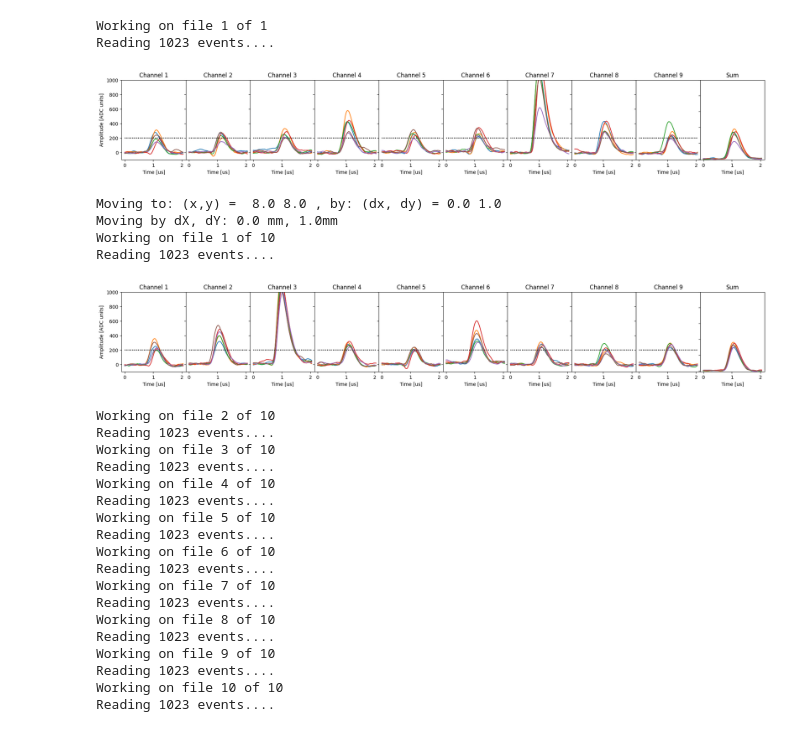
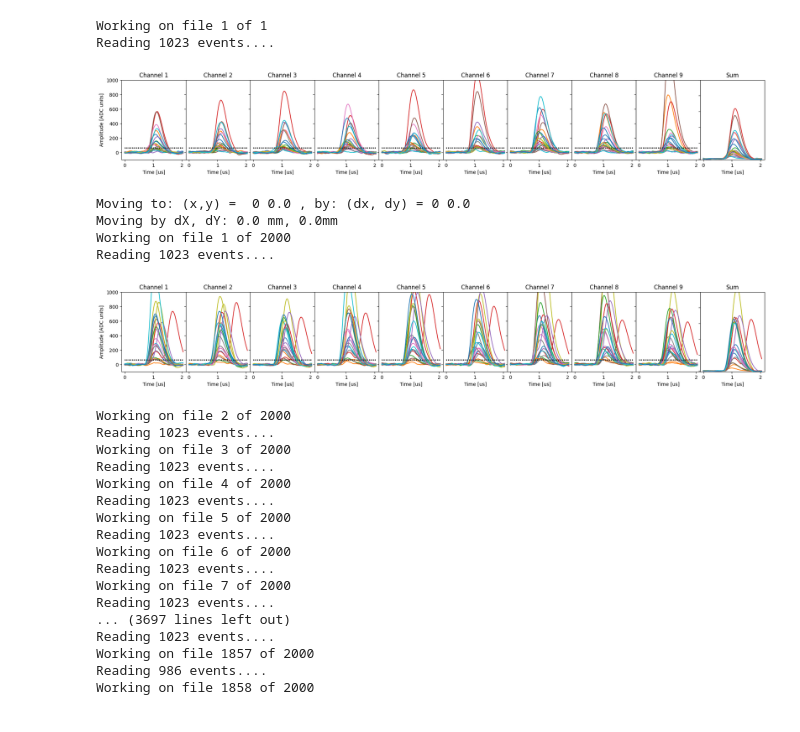
Before and after one commit to Moore-Lab/nanospheres, a Jupyter notebook: DAQ/CAEN/acquire_dt5740_waveforms.ipynb, the cells around one changed output. Saved outputs shown, nothing was run; the diff lists cells and outputs as text; code cells hidden in the pictures.

```diff
--- a/DAQ/CAEN/acquire_dt5740_waveforms.ipynb
+++ b/DAQ/CAEN/acquire_dt5740_waveforms.ipynb
@@ -61,7 +58,7 @@ def take_N_files_CAEN(Nfiles, time_per_file=1, path = "", file_name="", save_dat
 
 	dc_offset_list = [0.5, 0.5, 0.5, 0.5] ## list of dc offsets (fractional range 0-1)
 											## e.g. if you want baseline at 25% of max ADC, set 0.25 here
-	trig_level_list = [200, 200, 200, 2000] ## list of trig levels in ADC counts above the baseline
+	trig_level_list = [60, 60, 60, 2000] ## list of trig levels in ADC counts above the baseline
 											## e.g. if you 100 ADC counts above baseline, set 100 here
 
 	# Now configure the digitizer:
@@ -91,7 +88,7 @@ def take_N_files_CAEN(Nfiles, time_per_file=1, path = "", file_name="", save_dat
 
 		if(make_plot and n == 0):
 			plt.figure(figsize=(24,3))
-			max_plot = 5
+			max_plot = 20
 			step = int(len(waveforms)/max_plot)
 			for wf in waveforms[::step]:
 				sum_waveform = np.zeros_like(time_vec)
@@ -125,21 +122,21 @@ def take_N_files_CAEN(Nfiles, time_per_file=1, path = "", file_name="", save_dat
 			plt.subplots_adjust(wspace=0)
 			plt.show()
 # %%
-take_N_files_CAEN(1, time_per_file=1, make_plot=True, save_data=False)
+take_N_files_CAEN(1, time_per_file=3, make_plot=True, save_data=False)
 # %% [output]
 Working on file 1 of 1
 Reading 1023 events....
-[figure, old version]
+[figure, new version]
 # %%
-Nfiles = 10
+Nfiles = 2000
 save_data = True
 make_plot = True
-path = "D:/data/SiPM/waveforms/20240513/pos_scan_grid/"
+path = "D:/data/SiPM/waveforms/20240515/pb212/"
 
 
-curr_pos = (8, 7)
-pos_x = np.arange(-8, 8.5, 1)
-pos_y = np.arange(-8, 8.5, 1)
+curr_pos = (0, 0)
+pos_x = np.array([0]) #np.arange(-8, 8.5, 1)
+pos_y = np.array([0]) #np.arange(-8, 8.5, 1)
 
 num_retries = 10
 wait_time = 1
@@ -148,54 +145,53 @@ for p_x in pos_x:
     if(p_x % 2 == 0):
         cpy = 1.0*pos_y
     else:
         cpy = 1.0*pos_y[::-1]
     for p_y in cpy:
 
         #if(p_x < -6 or p_y <=0): continue
 
-        curr_file = os.path.join(path, "Am241_28V_x%.1f_y%.1f_%s.pkl"%(p_x, p_y, "%d"))
+        curr_file = os.path.join(path, "Pb212_28V_x%.1f_y%.1f_%s.pkl"%(p_x, p_y, "%d"))
         if(os.path.isfile(curr_file%0)):
             continue
 
         dx, dy = p_x-curr_pos[0], p_y - curr_pos[1]
         print("Moving to: (x,y) = ", p_x, p_y, ', by: (dx, dy) =', dx, dy)
 
         success = do_move_stage(dx,dy)
         time.sleep(wait_time)
 
         if(not success):
             for i in range(num_retries):
                 print("Retrying, attempt %d"%i)
                 success = do_move_stage(dx,dy)
                 if(success):
                     time.sleep(wait_time)
                     break
 
         if(success):
             curr_pos = (p_x, p_y)
 
-        take_N_files_CAEN(Nfiles, time_per_file=1, path=path, file_name=curr_file, make_plot=make_plot, save_data=save_data)
+        take_N_files_CAEN(Nfiles, time_per_file=3, path=path, file_name=curr_file, make_plot=make_plot, save_data=save_data)
 # %% [output]
-Moving to: (x,y) =  8.0 8.0 , by: (dx, dy) = 0.0 1.0
-Moving by dX, dY: 0.0 mm, 1.0mm
-Working on file 1 of 10
+Moving to: (x,y) =  0 0.0 , by: (dx, dy) = 0 0.0
+Moving by dX, dY: 0.0 mm, 0.0mm
+Working on file 1 of 2000
 Reading 1023 events....
-[figure, old version]
+[figure, new version]
-Working on file 2 of 10
+Working on file 2 of 2000
 Reading 1023 events....
-Working on file 3 of 10
+Working on file 3 of 2000
 Reading 1023 events....
-Working on file 4 of 10
+Working on file 4 of 2000
 Reading 1023 events....
-Working on file 5 of 10
+Working on file 5 of 2000
 Reading 1023 events....
-Working on file 6 of 10
+Working on file 6 of 2000
 Reading 1023 events....
-Working on file 7 of 10
+Working on file 7 of 2000
 Reading 1023 events....
-Working on file 8 of 10
+... (3697 lines left out)
 Reading 1023 events....
-Working on file 9 of 10
-Reading 1023 events....
-Working on file 10 of 10
-Reading 1023 events....
+Working on file 1857 of 2000
+Reading 986 events....
+Working on file 1858 of 2000
```
Also changed, not shown: parts of 2 cells of this notebook, 4 other files.
